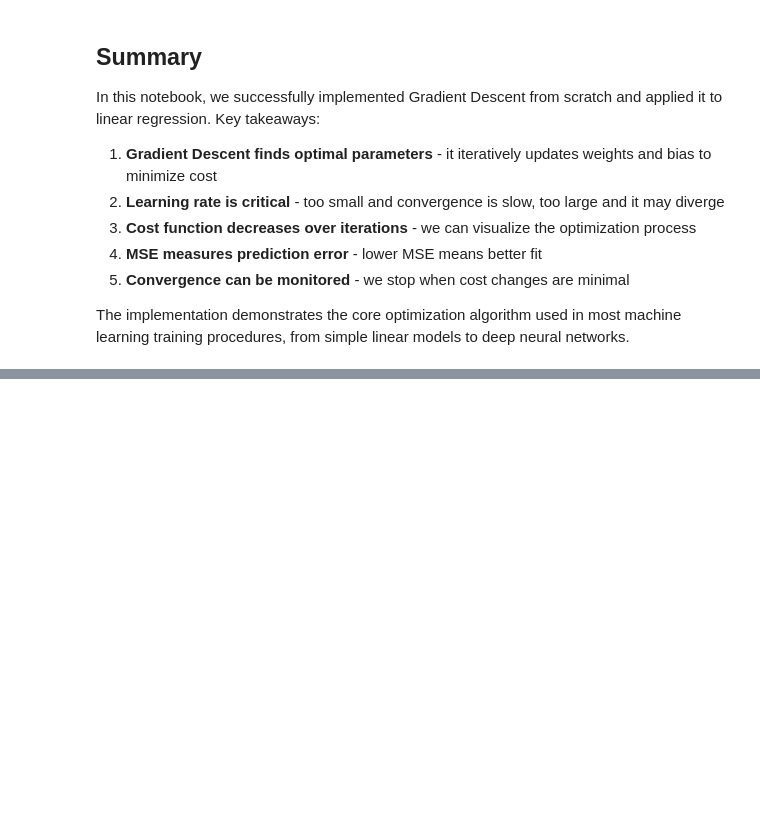
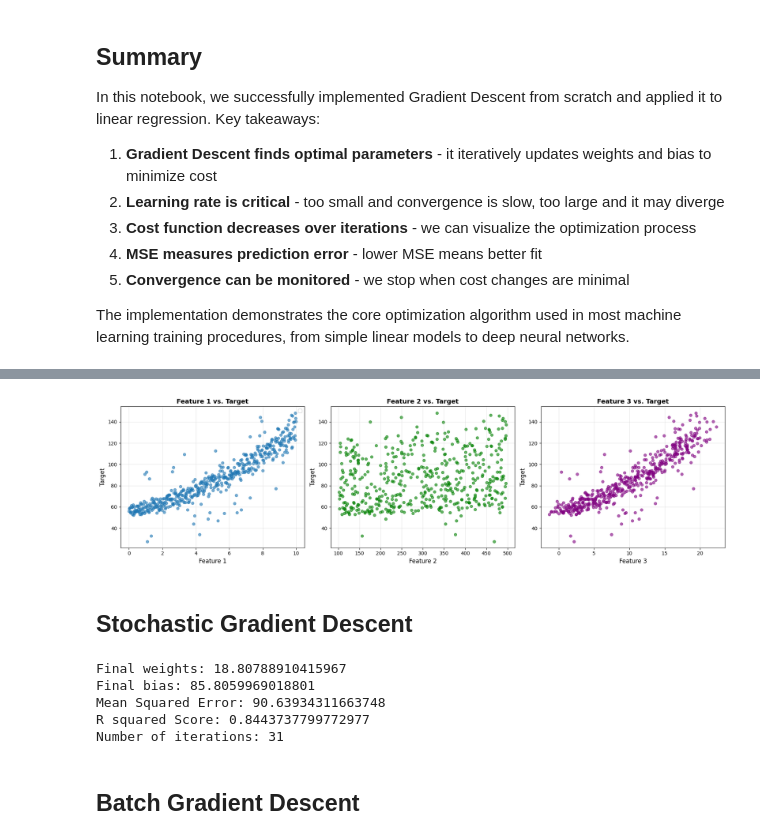
Before and after one commit to Artificial-Intelligence-UC-Irvine/ML101-Code-Examples, a Jupyter notebook: week5_gradien_descent/gradient-descent/master.ipynb, the cells around one changed output, grey strips where cells are left out. Saved outputs shown, nothing was run; the diff lists cells and outputs as text; code cells hidden in the pictures; blank space fills up the shorter version.

```diff
--- a/week5_gradien_descent/gradient-descent/master.ipynb
+++ b/week5_gradien_descent/gradient-descent/master.ipynb
@@ -227,0 +245,76 @@ The implementation demonstrates the core optimization algorithm used in most mac
+# %%
+# Load the dataset
+DATA_CSV = "../datasets/gradient_descent_comparison.csv"
+df = pd.read_csv(DATA_CSV)
+df.head()
+
+# Separate features and target
+X = df[['feature_1', 'feature_2', 'feature_3']].values
+y = df['target'].values
+# %%
+fig, axes = plt.subplots(1, 3, figsize=(18, 5))
+
+# 1. Feature 1 vs Target (shows non-linearity and outliers)
+ax1 = axes[0]
+ax1.scatter(df['feature_1'], df['target'], alpha=0.6, s=30)
+ax1.set_xlabel('Feature 1', fontsize=12)
+ax1.set_ylabel('Target', fontsize=12)
+ax1.set_title('Feature 1 vs. Target', fontsize=13, fontweight='bold')
+ax1.legend()
+ax1.grid(True, alpha=0.3)
+
+# 2. Feature 2 vs Target (different scale)
+ax2 = axes[1]
+ax2.scatter(df['feature_2'], df['target'], alpha=0.6, s=30, color='green')
+ax2.set_xlabel('Feature 2', fontsize=12)
+ax2.set_ylabel('Target', fontsize=12)
+ax2.set_title('Feature 2 vs. Target', fontsize=13, fontweight='bold')
+ax2.grid(True, alpha=0.3)
+
+# 3. Feature 3 vs Target
+ax3 = axes[2]
+ax3.scatter(df['feature_3'], df['target'], alpha=0.6, s=30, color='purple')
+ax3.set_xlabel('Feature 3', fontsize=12)
+ax3.set_ylabel('Target', fontsize=12)
+ax3.set_title('Feature 3 vs. Target', fontsize=13, fontweight='bold')
+ax3.grid(True, alpha=0.3)
+
+plt.tight_layout()
+plt.show()
+# %% [output]
+[figure, added]
+# %% [markdown]
+## Stochastic Gradient Descent
+# %%
+# Standardize features for better convergence
+scaler = StandardScaler()
+X_scaled = scaler.fit_transform(X)
+
+# Updates after each example
+
+sgd = SGDRegressor(
+    max_iter=1000,
+    tol=1e-3,
+    learning_rate='constant',
+    eta0=0.01,
+    random_state=42
+)
+sgd.fit(X_scaled, y)
+y_pred_sgd = sgd.predict(X_scaled)
+
+mse_sgd = mean_squared_error(y, y_pred_sgd)
+r2_sgd = r2_score(y, y_pred_sgd)
+
+print(f"Final weights: {sgd.coef_[0]}")
+print(f"Final bias: {sgd.intercept_[0]}")
+print(f"Mean Squared Error: {mse_sgd}")
+print(f"R squared Score: {r2_sgd}")
+print(f"Number of iterations: {sgd.n_iter_}")
+# %% [output]
+Final weights: 18.80788910415967
+Final bias: 85.8059969018801
+Mean Squared Error: 90.63934311663748
+R squared Score: 0.8443737799772977
+Number of iterations: 31
+# %% [markdown]
+## Batch Gradient Descent
```
Also changed, not shown: parts of 13 cells of this notebook, 3 other files.
